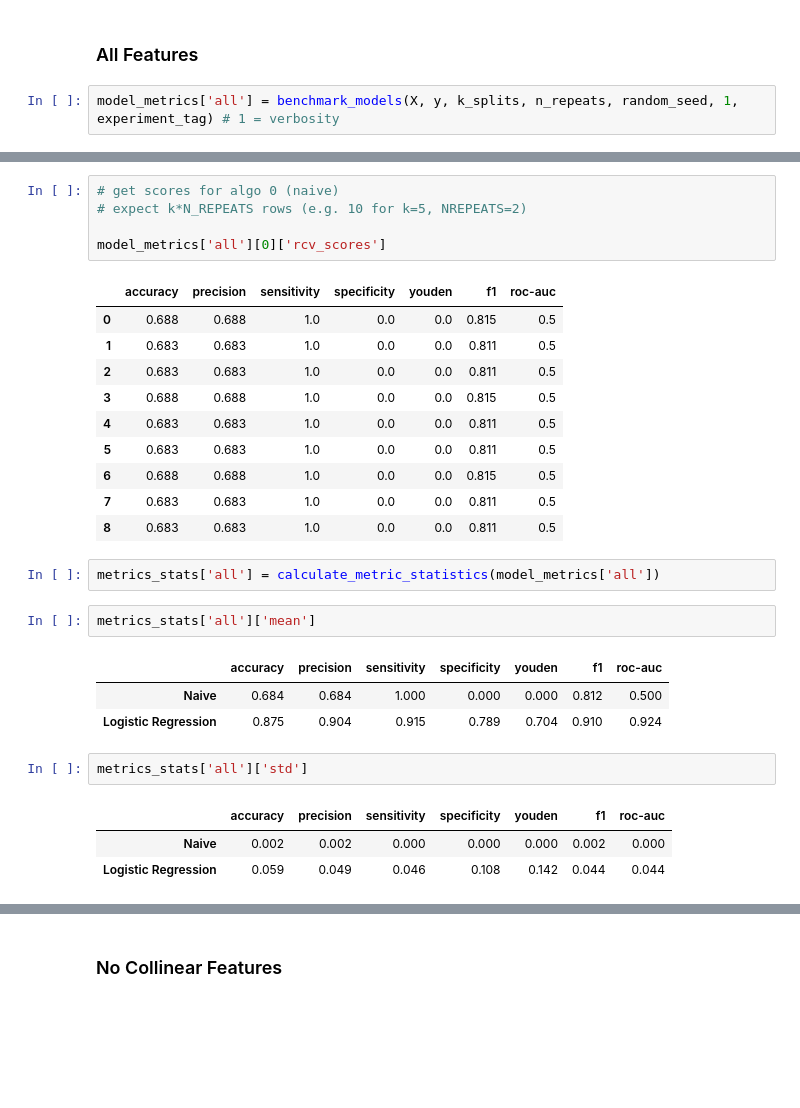
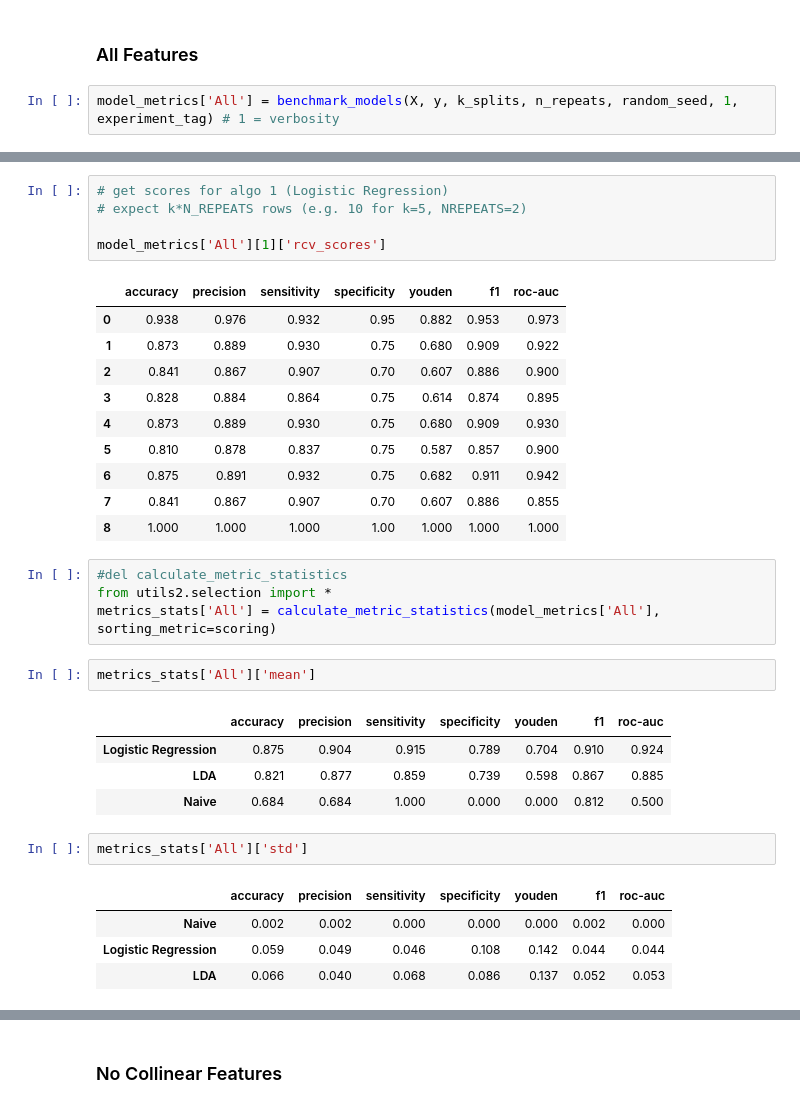
Before and after one commit to acbriza/dpn2026, a Jupyter notebook: module/feature_modeL_selection.ipynb, the cells around one changed output, grey strips where cells are left out. Saved outputs shown, nothing was run; the diff lists cells and outputs as text; blank space fills up the shorter version.

```diff
--- a/module/feature_modeL_selection.ipynb
+++ b/module/feature_modeL_selection.ipynb
@@ -142,7 +145,7 @@ experiments\binary\feature_model_selection
 # %% [markdown]
 ### All Features
 # %%
-model_metrics['all'] = benchmark_models(X, y, k_splits, n_repeats, random_seed, 1, experiment_tag) # 1 = verbosity
+model_metrics['All'] = benchmark_models(X, y, k_splits, n_repeats, random_seed, 1, experiment_tag) # 1 = verbosity
 # %% [output]
 ⏩ Naive: No scaling applied.
 ⚙️ Logistic Regression: Scaling continuous cols with StandardScaler
@@ -179,33 +183,37 @@ model_metrics['all'][0]['model'] # Get model name of algo 0
 # %% [output]
 'Naive'
 # %%
-# get scores for algo 0 (naive)
+# get scores for algo 1 (Logistic Regression)
 # expect k*N_REPEATS rows (e.g. 10 for k=5, NREPEATS=2)
 
-model_metrics['all'][0]['rcv_scores']
+model_metrics['All'][1]['rcv_scores']
 # %% [output]
 |  | accuracy | precision | sensitivity | specificity | youden | f1 | roc-auc |
-| 0 | 0.688 | 0.688 | 1.0 | 0.0 | 0.0 | 0.815 | 0.5 |
-| 1 | 0.683 | 0.683 | 1.0 | 0.0 | 0.0 | 0.811 | 0.5 |
-| 2 | 0.683 | 0.683 | 1.0 | 0.0 | 0.0 | 0.811 | 0.5 |
-| 3 | 0.688 | 0.688 | 1.0 | 0.0 | 0.0 | 0.815 | 0.5 |
-| 4 | 0.683 | 0.683 | 1.0 | 0.0 | 0.0 | 0.811 | 0.5 |
-| 5 | 0.683 | 0.683 | 1.0 | 0.0 | 0.0 | 0.811 | 0.5 |
-| 6 | 0.688 | 0.688 | 1.0 | 0.0 | 0.0 | 0.815 | 0.5 |
-| 7 | 0.683 | 0.683 | 1.0 | 0.0 | 0.0 | 0.811 | 0.5 |
-| 8 | 0.683 | 0.683 | 1.0 | 0.0 | 0.0 | 0.811 | 0.5 |
+| 0 | 0.938 | 0.976 | 0.932 | 0.95 | 0.882 | 0.953 | 0.973 |
+| 1 | 0.873 | 0.889 | 0.930 | 0.75 | 0.680 | 0.909 | 0.922 |
+| 2 | 0.841 | 0.867 | 0.907 | 0.70 | 0.607 | 0.886 | 0.900 |
+| 3 | 0.828 | 0.884 | 0.864 | 0.75 | 0.614 | 0.874 | 0.895 |
+| 4 | 0.873 | 0.889 | 0.930 | 0.75 | 0.680 | 0.909 | 0.930 |
+| 5 | 0.810 | 0.878 | 0.837 | 0.75 | 0.587 | 0.857 | 0.900 |
+| 6 | 0.875 | 0.891 | 0.932 | 0.75 | 0.682 | 0.911 | 0.942 |
+| 7 | 0.841 | 0.867 | 0.907 | 0.70 | 0.607 | 0.886 | 0.855 |
+| 8 | 1.000 | 1.000 | 1.000 | 1.00 | 1.000 | 1.000 | 1.000 |
-# %%
-metrics_stats['all'] = calculate_metric_statistics(model_metrics['all'])
+# %%
+#del calculate_metric_statistics
+from utils2.selection import *
+metrics_stats['All'] = calculate_metric_statistics(model_metrics['All'], sorting_metric=scoring)
 # %%
-metrics_stats['all']['mean']
+metrics_stats['All']['mean']
 # %% [output]
 |  | accuracy | precision | sensitivity | specificity | youden | f1 | roc-auc |
+| Logistic Regression | 0.875 | 0.904 | 0.915 | 0.789 | 0.704 | 0.910 | 0.924 |
+| LDA | 0.821 | 0.877 | 0.859 | 0.739 | 0.598 | 0.867 | 0.885 |
 | Naive | 0.684 | 0.684 | 1.000 | 0.000 | 0.000 | 0.812 | 0.500 |
-| Logistic Regression | 0.875 | 0.904 | 0.915 | 0.789 | 0.704 | 0.910 | 0.924 |
 # %%
-metrics_stats['all']['std']
+metrics_stats['All']['std']
 # %% [output]
 |  | accuracy | precision | sensitivity | specificity | youden | f1 | roc-auc |
 | Naive | 0.002 | 0.002 | 0.000 | 0.000 | 0.000 | 0.002 | 0.000 |
 | Logistic Regression | 0.059 | 0.049 | 0.046 | 0.108 | 0.142 | 0.044 | 0.044 |
+| LDA | 0.066 | 0.040 | 0.068 | 0.086 | 0.137 | 0.052 | 0.053 |
 # %%
```
Also changed, not shown: parts of 33 cells of this notebook, 1 other file.
